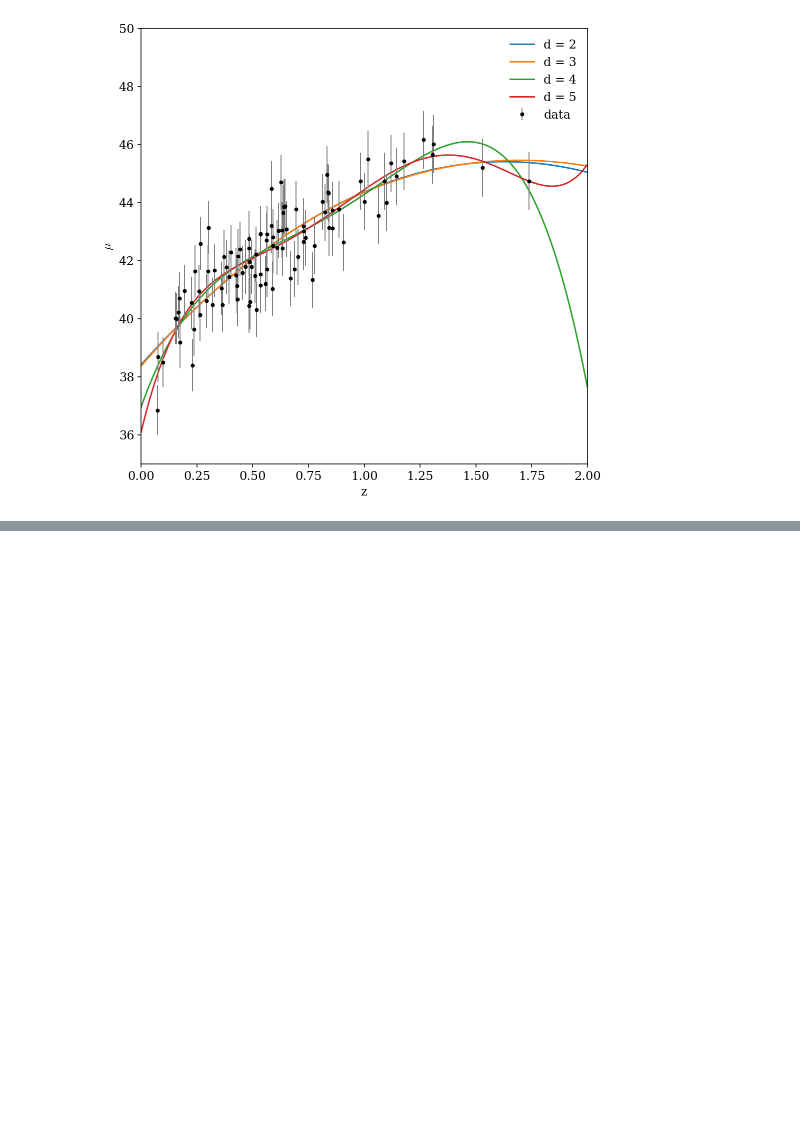
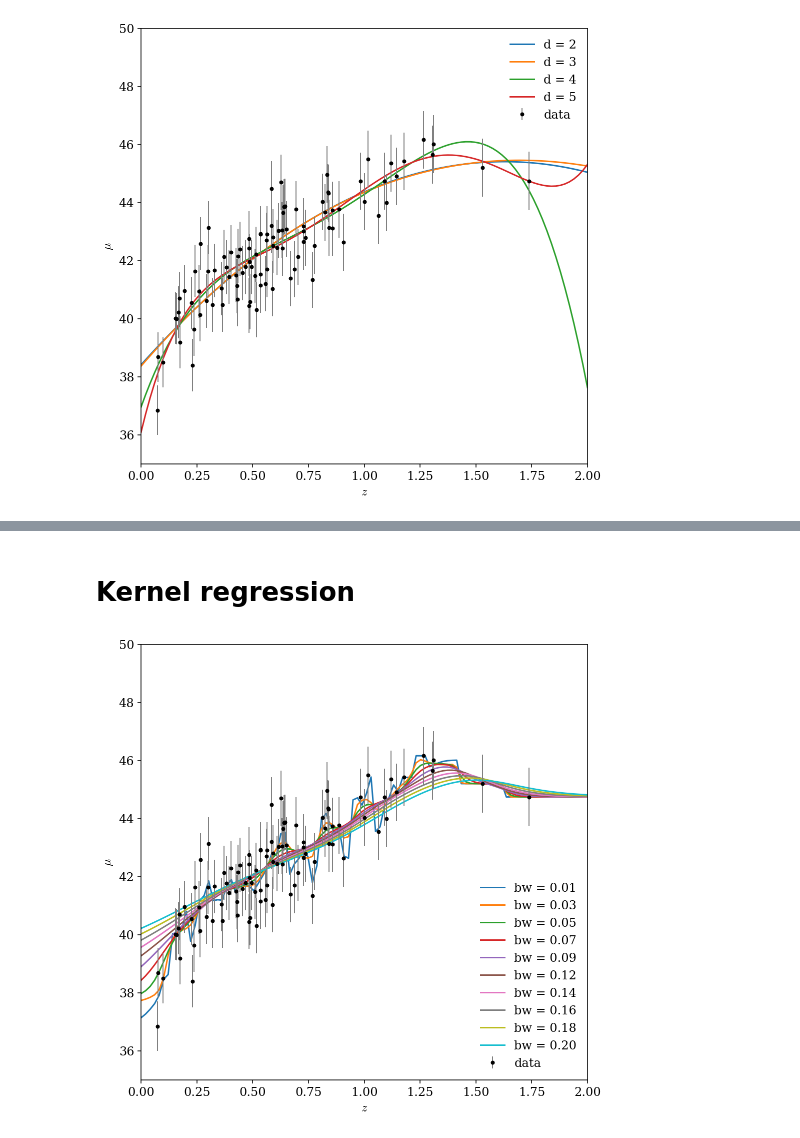
Before and after one commit to asantini29/astrostatistics_bicocca_2022, a Jupyter notebook: working/L17_SN_z.ipynb, the cells around one changed output, grey strips where cells are left out. Saved outputs shown, nothing was run; the diff lists cells and outputs as text; code cells hidden in the pictures; blank space fills up the shorter version.

```diff
--- a/working/L17_SN_z.ipynb
+++ b/working/L17_SN_z.ipynb
@@ -79 +122,22 @@ d = 5 == overfitting
+# %% [markdown]
+# Kernel regression
+# %%
+bw_try = np.linspace(0.01, 0.2, 10)
+for bw in bw_try:
+
+    kernel_model = NadarayaWatson(kernel='gaussian', h=bw)
+    kernel_model.fit(z_sk, mu_sample)
+    mu_kernel = kernel_model.predict(z_grid)
+
+    plt.plot(z_grid, mu_kernel, label= 'bw = %.2f' % bw)
+
+plt.errorbar(z_sample, mu_sample, dmu, fmt='.k', ecolor='gray', lw=1,label='data')
+plt.xlabel(r"$z$")
+plt.ylabel("$\mu$")
+plt.xlim(0,2)
+plt.ylim(35,50)
+plt.legend(frameon = False)
+plt.show()
+# %% [output]
+[figure, added]
 # %% [markdown]
```
Also changed, not shown: parts of 61 cells of this notebook.
